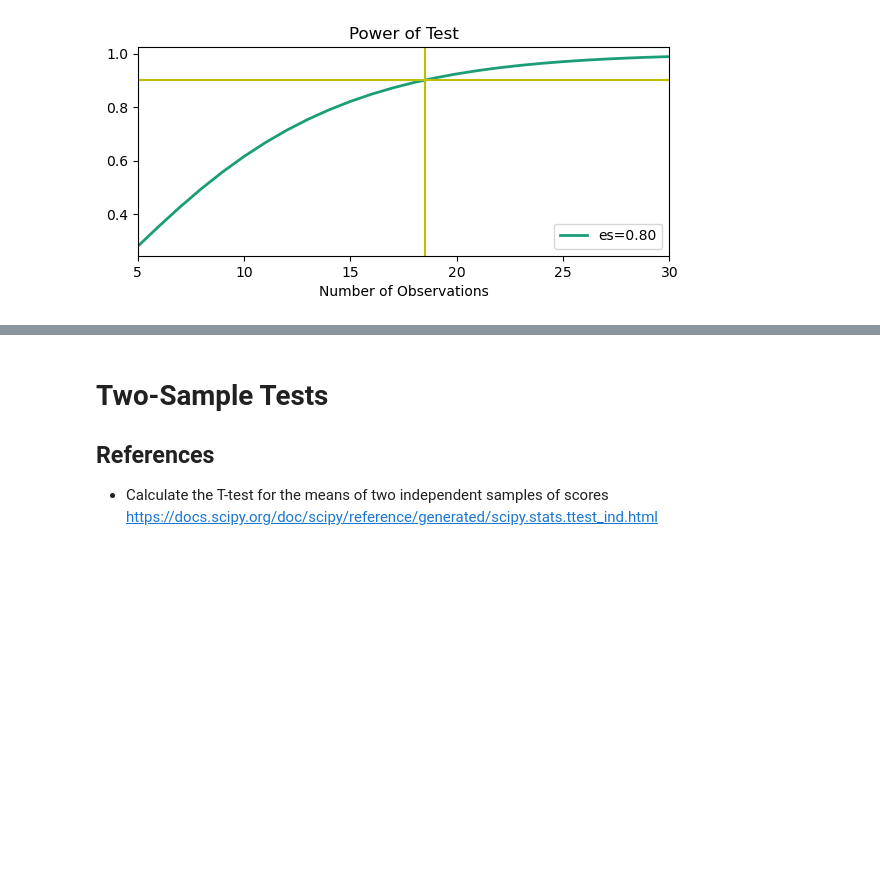
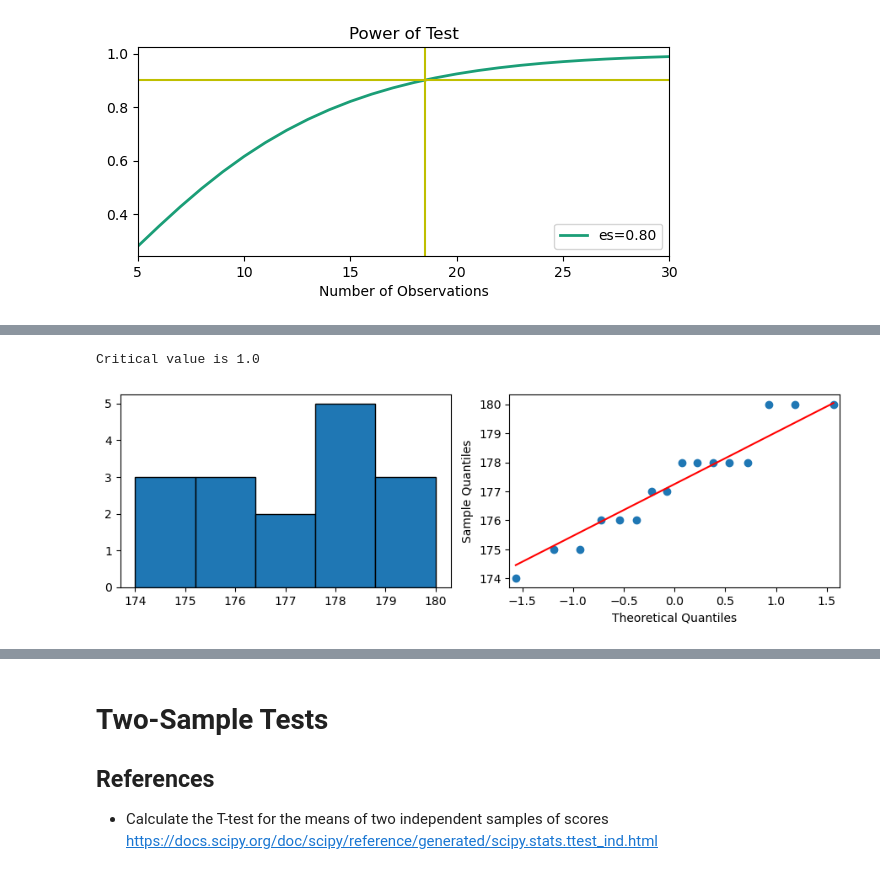
Before and after one commit to seafoodfry/numerical-analysis, a Jupyter notebook: stats/basics/03-hypothesis-testing.ipynb, the cells around one changed output, grey strips where cells are left out. Saved outputs shown, nothing was run; the diff lists cells and outputs as text; code cells hidden in the pictures; blank space fills up the shorter version.

Commit message:
More hypothesis testing
Signed-off-by: seafoodfry <>

```diff
--- a/stats/basics/03-hypothesis-testing.ipynb
+++ b/stats/basics/03-hypothesis-testing.ipynb
@@ -304,0 +351,21 @@ plt.show()
+# %%
+# significance level of 0.01.
+# Test the hypothesis that variance is less than 7.5.
+heights = np.array([177, 176, 178, 175, 178, 174, 175, 178, 178, 177, 180, 176, 180, 178, 180, 176])
+test_sigma_sqr = 7.5**2 # ch2 distribution!
+critical_value = chi2.sf(7.5**2, df=heights.size-1, loc=heights.mean(), scale=heights.std(ddof=1))
+print(f"Critical value is {critical_value}")
+
+# Plot.
+fig = plt.figure(figsize=(9, 3))
+ax1 = fig.add_subplot(121)
+ax1.hist(heights, edgecolor='black', bins=5)
+
+ax2 = fig.add_subplot(122)
+sm.qqplot(heights, ax=ax2, line='s')
+
+fig.tight_layout(pad=1.0)
+plt.show()
+# %% [output]
+Critical value is 1.0
+[figure, added]
```
Also changed, not shown: parts of 10 cells of this notebook, 1 other file.
